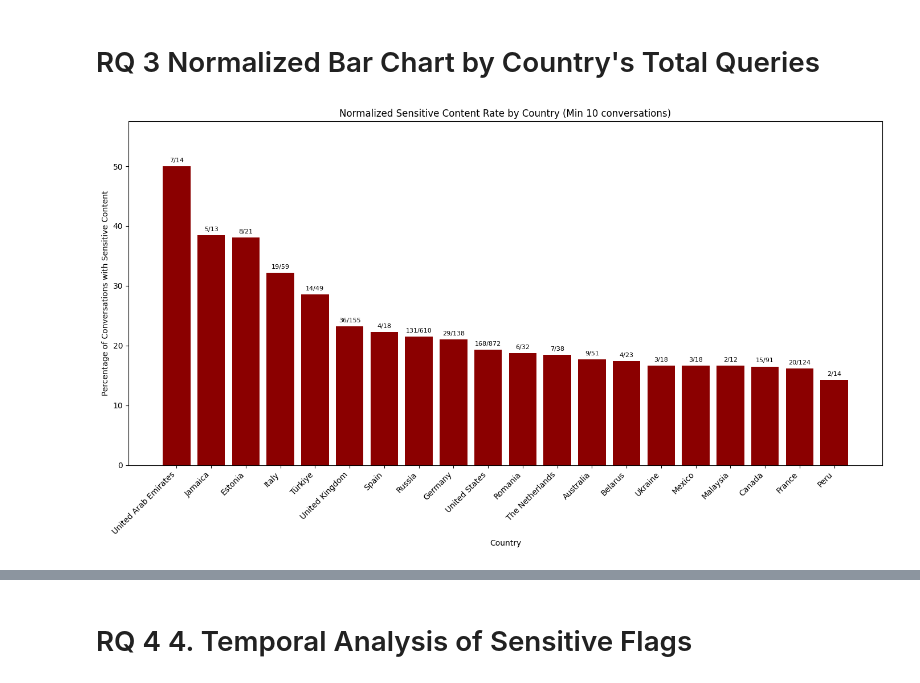
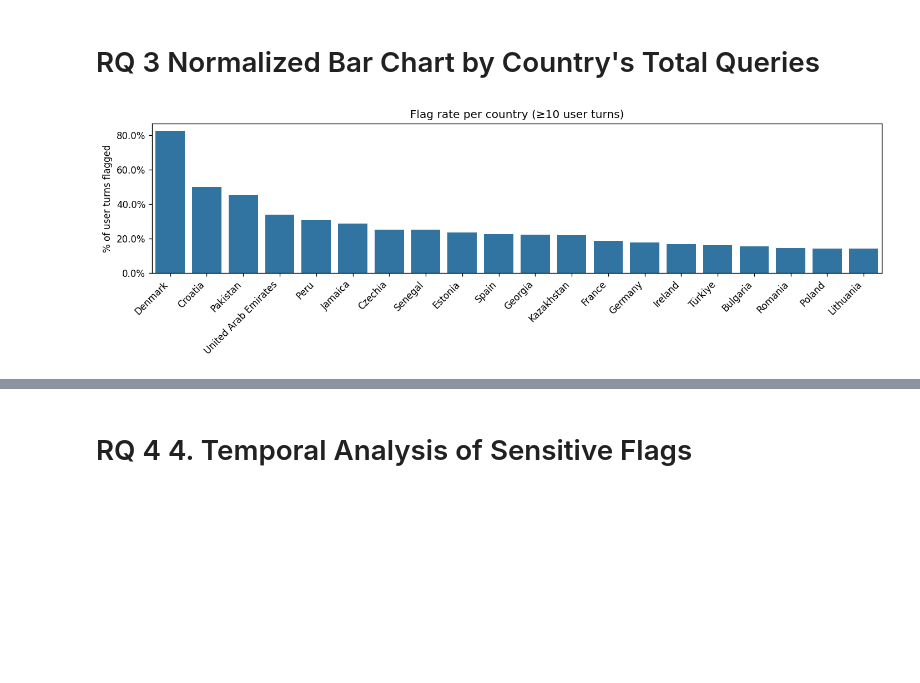
Before and after one commit to shayne-longpre/naturalistic-ai, a Jupyter notebook: notebooks/sensitive-flags.ipynb, the cells around one changed output, grey strips where cells are left out. Saved outputs shown, nothing was run; the diff lists cells and outputs as text; code cells hidden in the pictures; blank space fills up the shorter version.

```diff
--- a/notebooks/sensitive-flags.ipynb
+++ b/notebooks/sensitive-flags.ipynb
@@ -696,54 +702,18 @@ plt.show()
 # %% [markdown]
 # RQ 3 Normalized Bar Chart by Country's Total Queries
-# %%
-# Calculate total conversations and sensitive conversations by country
-country_stats = defaultdict(lambda: {"total": 0, "sensitive": 0})
-
-for conv in dataset.data:
-    if conv.geography:
-        country = conv.geography.split(';')[0].strip() if ';' in conv.geography else conv.geography
-        country_stats[country]["total"] += 1
-
-        # Check if conversation has sensitive content
-        for msg in conv.conversation:
-            if "automatic_v0-turn_sensitive_use_flags" in msg.metadata:
-                flag_value = msg.metadata["automatic_v0-turn_sensitive_use_flags"].value
-                if isinstance(flag_value, list):
-                    if any(flag != "None" for flag in flag_value):
-                        country_stats[country]["sensitive"] += 1
-                        break
-                elif flag_value and flag_value != "None":
-                    country_stats[country]["sensitive"] += 1
-                    break
-
-# Calculate percentages and filter countries with at least 10 conversations
-country_percentages = []
-for country, stats in country_stats.items():
-    if stats["total"] >= 10:
-        percentage = (stats["sensitive"] / stats["total"]) * 100
-        country_percentages.append((country, percentage, stats["sensitive"], stats["total"]))
-
-# Sort by percentage
-country_percentages.sort(key=lambda x: x[1], reverse=True)
-
-# Create bar chart
-countries, percentages, sensitive_counts, total_counts = zip(*country_percentages[:20])
-
-plt.figure(figsize=(14, 8))
-bars = plt.bar(countries, percentages, color='darkred')
-
-# Add count labels on bars
-for i, (bar, sensitive, total) in enumerate(zip(bars, sensitive_counts, total_counts)):
-    plt.text(bar.get_x() + bar.get_width()/2, bar.get_height() + 0.5,
-             f'{sensitive}/{total}', ha='center', va='bottom', fontsize=8)
-
-plt.xlabel('Country')
-plt.ylabel('Percentage of Conversations with Sensitive Content')
-plt.title('Normalized Sensitive Content Rate by Country (Min 10 conversations)')
-plt.xticks(rotation=45, ha='right')
-plt.ylim(0, max(percentages) * 1.15)  # Add some space for labels
-plt.tight_layout()
-plt.savefig(f"{outdir}/country_normalized_bar_chart.png")
-plt.show()
-# %% [output]
-[figure, removed]
+# %%
+country_totals = Counter()
+for conv in dataset.data:
+    country = (conv.geography or "Unknown").split(";")[0].strip()
+    country_totals[country] += len([m for m in conv.conversation if m.role=="user"])
+
+rate = {c: (turn_flag_by_country[c] / country_totals[c]) for c in country_totals if country_totals[c] >= 5}
+rate_top = dict(sorted(rate.items(), key=lambda x: x[1], reverse=True)[:20])
+
+plt.figure(figsize=(12,4))
+sns.barplot(x=list(rate_top.keys()), y=list(rate_top.values()))
+plt.gca().yaxis.set_major_formatter(lambda x,pos: f"{x:.1%}")
+plt.xticks(rotation=45, ha="right")
+plt.ylabel("% of user turns flagged"); plt.title("Flag rate per country (≥5 user turns)"); plt.tight_layout(); plt.show()
+# %% [output]
+[figure, added]
```
Also changed, not shown: parts of 21 cells of this notebook, 3 other files.
